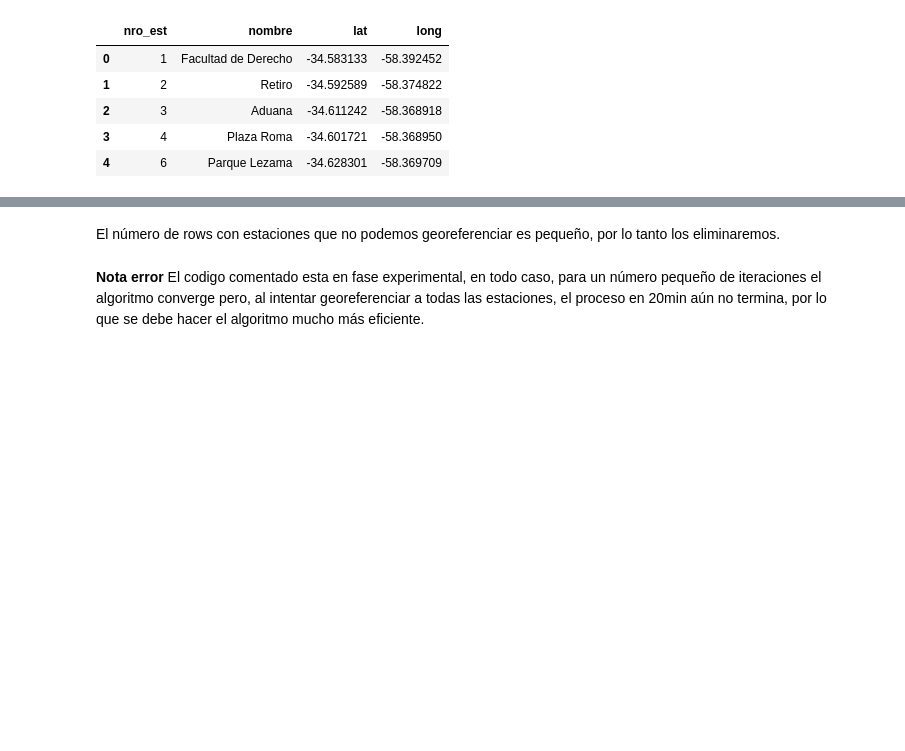
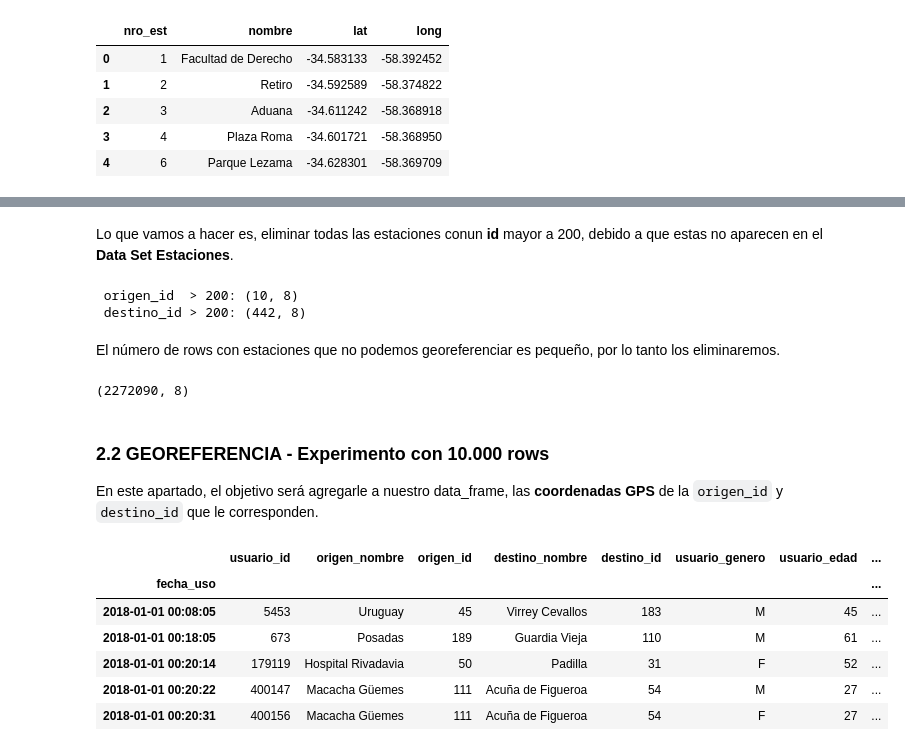
Before and after one commit to pydarg/CABA_MyT_BicicletasPublicas, a Jupyter notebook: notebooks/02-GPS-expetimental.ipynb, the cells around one changed output, grey strips where cells are left out. Saved outputs shown, nothing was run; the diff lists cells and outputs as text; code cells hidden in the pictures; blank space fills up the shorter version.

```diff
--- a/notebooks/02-GPS-expetimental.ipynb
+++ b/notebooks/02-GPS-expetimental.ipynb
@@ -48,2 +67,2 @@ Entonces para poder georegerenciar todos los puntos, tenemos que eliminar aquell
 # %%
-df = get_data(year=2018)
+df = get_data(year=2018, apply_format=True)
@@ -50,9 +81,12 @@ df = get_data(year=2018)
+# %% [markdown]
+Lo que vamos a hacer es, eliminar todas las estaciones conun **id** mayor a 200, debido a que estas no aparecen en el **Data Set Estaciones**.
 # %%
-df[df['bici_estacion_destino'] > 200].shape, df[df['bici_estacion_origen'] > 200].shape
+print(' origen_id  > 200: {}\n destino_id > 200: {}'.format(df[df['origen_id'] > 200].shape, df[df['destino_id'] > 200].shape))
+# %% [output]
+ origen_id  > 200: (10, 8)
+ destino_id > 200: (442, 8)
 # %% [markdown]
 El número de rows con estaciones que no podemos georeferenciar es pequeño, por lo tanto los eliminaremos.
 # %%
-#df.drop(df[df['bici_estacion_origen'] > 200].index, inplace=True)
-#df.drop(df[df['bici_estacion_destino'] > 200].index, inplace=True)
+df.drop(df[df['origen_id'] > 200].index, inplace=True)
+df.drop(df[df['destino_id'] > 200].index, inplace=True)
-# %% [markdown]
-**Nota error** El codigo comentado esta en fase experimental, en todo caso, para un número pequeño de iteraciones el algoritmo converge pero, al intentar georeferenciar a todas las estaciones, el proceso en 20min aún no termina, por lo que se debe hacer el algoritmo mucho más eficiente.
@@ -63 +93,20 @@ El número de rows con estaciones que no podemos georeferenciar es pequeño, por
+# %%
+df.shape
+# %% [output]
+(2272090, 8)
+# %% [markdown]
+### 2.2 GEOREFERENCIA - Experimento con 10.000 rows
+En este apartado, el objetivo será agregarle a nuestro data_frame, las **coordenadas GPS** de la `origen_id` y `destino_id` que le corresponden.
+# %%
+df_cut = df[:10000] #trabajaremos con subset por simplicidad en las pruebas
+# %%
+df_cut.head()
+# %% [output]
+|  | usuario_id | origen_nombre | origen_id | destino_nombre | destino_id | usuario_genero | usuario_edad | ... |
+| fecha_uso |  |  |  |  |  |  |  | ... |
+| 2018-01-01 00:08:05 | 5453 | Uruguay | 45 | Virrey Cevallos | 183 | M | 45 | ... |
+| 2018-01-01 00:18:05 | 673 | Posadas | 189 | Guardia Vieja | 110 | M | 61 | ... |
+| 2018-01-01 00:20:14 | 179119 | Hospital Rivadavia | 50 | Padilla | 31 | F | 52 | ... |
+| 2018-01-01 00:20:22 | 400147 | Macacha Güemes | 111 | Acuña de Figueroa | 54 | M | 27 | ... |
+| 2018-01-01 00:20:31 | 400156 | Macacha Güemes | 111 | Acuña de Figueroa | 54 | F | 27 | ... |
 # %%
```
Also changed, not shown: parts of 54 cells of this notebook.
